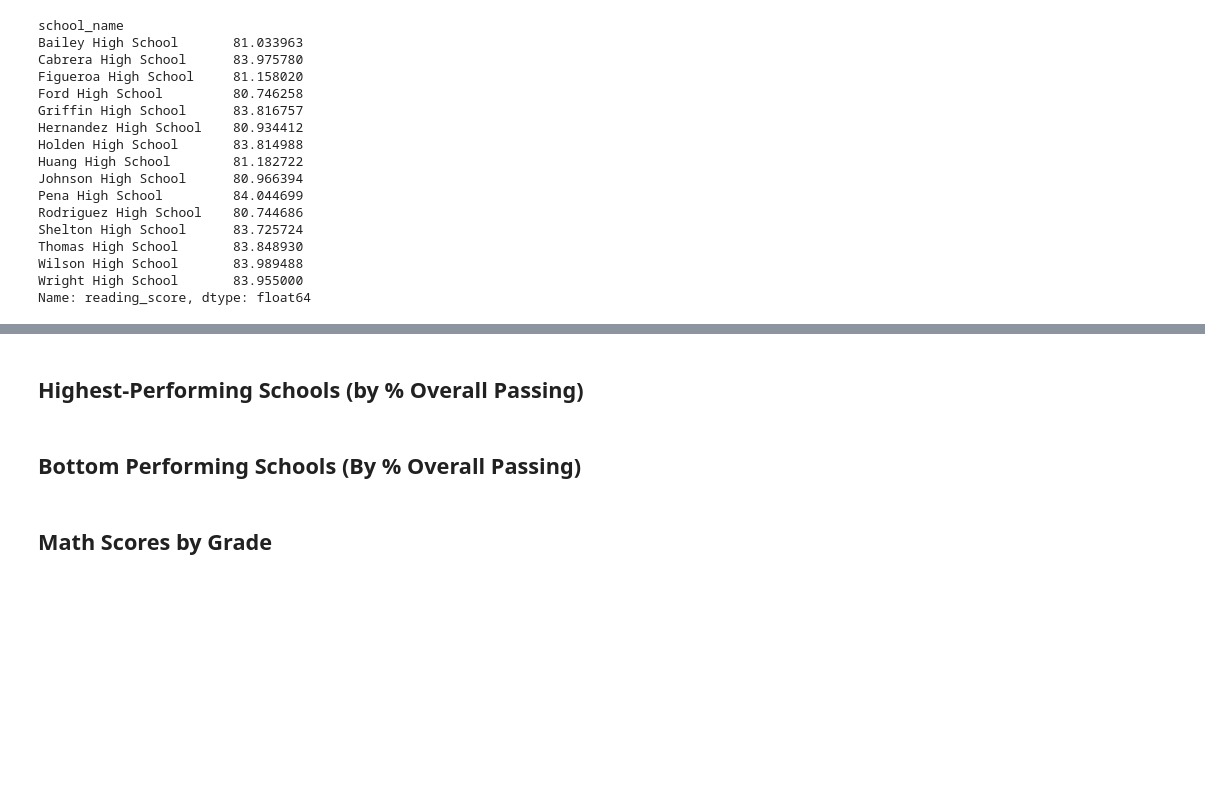
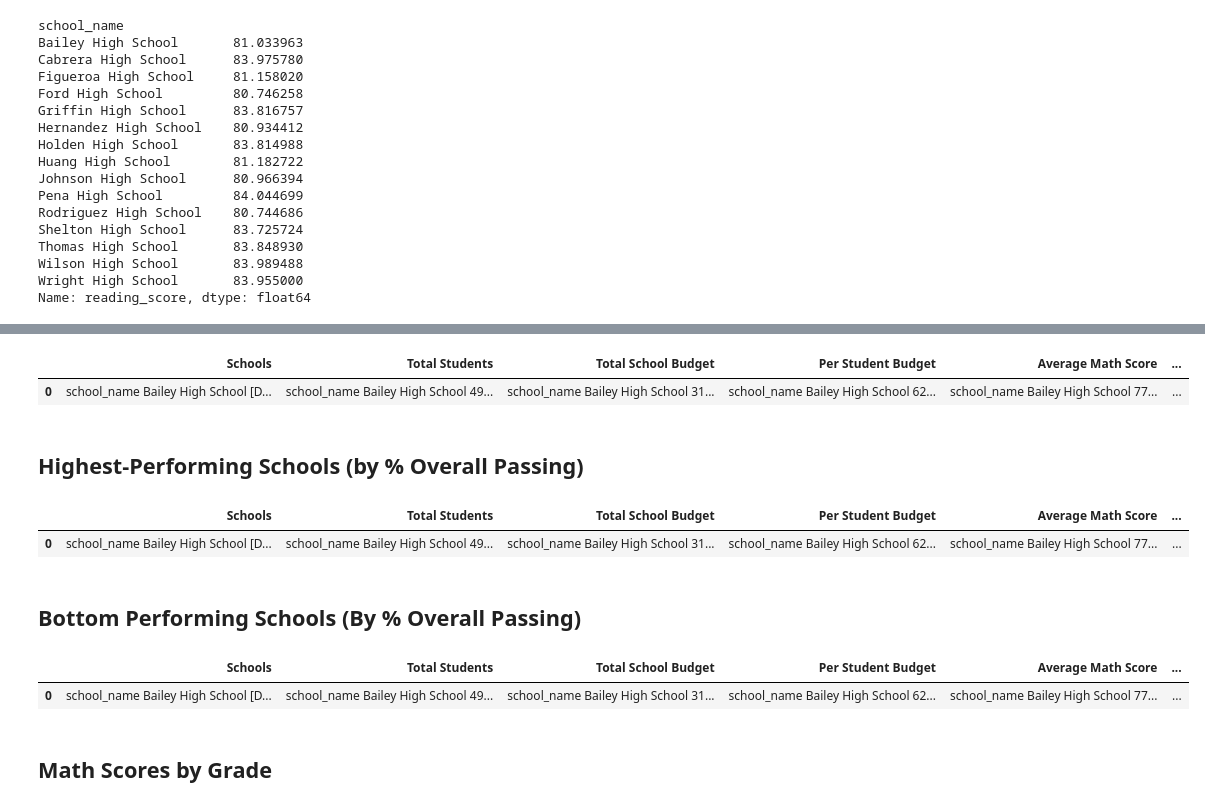
Before and after one commit to KDR9577/pandas-challenge, a Jupyter notebook: PyCitySchools_starter.ipynb, the cells around one changed output, grey strips where cells are left out. Cells and saved outputs as stored; diff of their text form; code cells hidden in the pictures; blank space fills up the shorter version.

```diff
--- a/PyCitySchools_starter.ipynb
+++ b/PyCitySchools_starter.ipynb
@@ -171,5 +173,6 @@ Name: budget, dtype: object
 # %%
 per_school_capita = per_school_budget / per_school_counts
+per_school_capita = per_school_capita.astype(int)
 per_school_capita
 # %% [output]
 school_name
@@ -234,5 +237,7 @@ Wright High School       83.955000
 Name: reading_score, dtype: float64
 # %%
 # Calculate the number of students per school with math scores of 70 or higher
-students_passing_math =
-school_students_passing_math =
+students_passing_math = school_data_complete.loc[school_data_complete["math_score"] >=70, :]
+school_students_passing_math = students_passing_math.groupby("school_name")
+students_passing_math_by_school = school_students_passing_math["math_score"].count()
+students_passing_math_by_school
@@ -239,4 +262,6 @@ school_students_passing_math =
 # %%
 # Calculate the number of students per school with reading scores of 70 or higher
-students_passing_reading =
-school_students_passing_reading =
+students_passing_reading = school_data_complete.loc[school_data_complete["reading_score"] >=70, :]
+school_students_passing_reading = students_passing_reading.groupby("school_name")
+students_passing_reading_by_school = school_students_passing_reading["math_score"].count()
+students_passing_reading_by_school
@@ -243,6 +286,6 @@ school_students_passing_reading =
 # %%
 # Use the provided code to calculate the number of students per school that passed both math and reading with scores of 70 or higher
 students_passing_math_and_reading = school_data_complete[
-    (school_data_complete["reading_score"] >= 70) & (school_data_complete["math_score"] >= 70)
-]
+    (school_data_complete["reading_score"] >= 70) & (school_data_complete["math_score"] >= 70)]
 school_students_passing_math_and_reading = students_passing_math_and_reading.groupby(["school_name"]).size()
+school_students_passing_math_and_reading
@@ -254,25 +336,44 @@ overall_passing_rate = school_students_passing_math_and_reading / per_school_cou
 # %%
 # Create a DataFrame called `per_school_summary` with columns for the calculations above.
-per_school_summary =
+per_school_summary = pd.DataFrame([{"Schools" : school_types,
+                                    "Total Students" : per_school_counts,
+                                    "Total School Budget" : per_school_budget,
+                                    "Per Student Budget" : per_school_capita,
+                                    "Average Math Score" : per_school_math,
+                                    "Average Reading Score" : per_school_reading,
+                                    "Passing Math Rate" : students_passing_math_by_school,
+                                    "Passing Reading Rate" : students_passing_reading_by_school,
+                                    "Overall Passing Rate" : overall_passing_rate}])
+
+#per_school_summary.dtypes(have to change budget dtypes)
 
 # Formatting
-per_school_summary["Total School Budget"] = per_school_summary["Total School Budget"].map("${:,.2f}".format)
-per_school_summary["Per Student Budget"] = per_school_summary["Per Student Budget"].map("${:,.2f}".format)
+#per_school_summary["Total School Budget"] = per_school_summary["Total School Budget"].map("${:,.2f}".format)
+#per_school_summary["Per Student Budget"] = per_school_summary["Per Student Budget"].map("${:,.2f}".format)
 
 # Display the DataFrame
 per_school_summary
+# %% [output]
+|  | Schools | Total Students | Total School Budget | Per Student Budget | Average Math Score | ... |
+| 0 | school_name Bailey High School [D... | school_name Bailey High School 49... | school_name Bailey High School 31... | school_name Bailey High School 62... | school_name Bailey High School 77... | ... |
 # %% [markdown]
 ## Highest-Performing Schools (by % Overall Passing)
 # %%
 # Sort the schools by `% Overall Passing` in descending order and display the top 5 rows.
-top_schools =
+top_schools = per_school_summary.sort_values(["Overall Passing Rate"], ascending=False)
 top_schools.head(5)
+# %% [output]
+|  | Schools | Total Students | Total School Budget | Per Student Budget | Average Math Score | ... |
+| 0 | school_name Bailey High School [D... | school_name Bailey High School 49... | school_name Bailey High School 31... | school_name Bailey High School 62... | school_name Bailey High School 77... | ... |
 # %% [markdown]
 ## Bottom Performing Schools (By % Overall Passing)
 # %%
 # Sort the schools by `% Overall Passing` in ascending order and display the top 5 rows.
-bottom_schools =
+bottom_schools = top_schools = per_school_summary.sort_values(["Overall Passing Rate"])
 bottom_schools.head(5)
+# %% [output]
+|  | Schools | Total Students | Total School Budget | Per Student Budget | Average Math Score | ... |
+| 0 | school_name Bailey High School [D... | school_name Bailey High School 49... | school_name Bailey High School 31... | school_name Bailey High School 62... | school_name Bailey High School 77... | ... |
 # %% [markdown]
 ## Math Scores by Grade
 # %%
```
Also changed, not shown: parts of 10 cells of this notebook.
